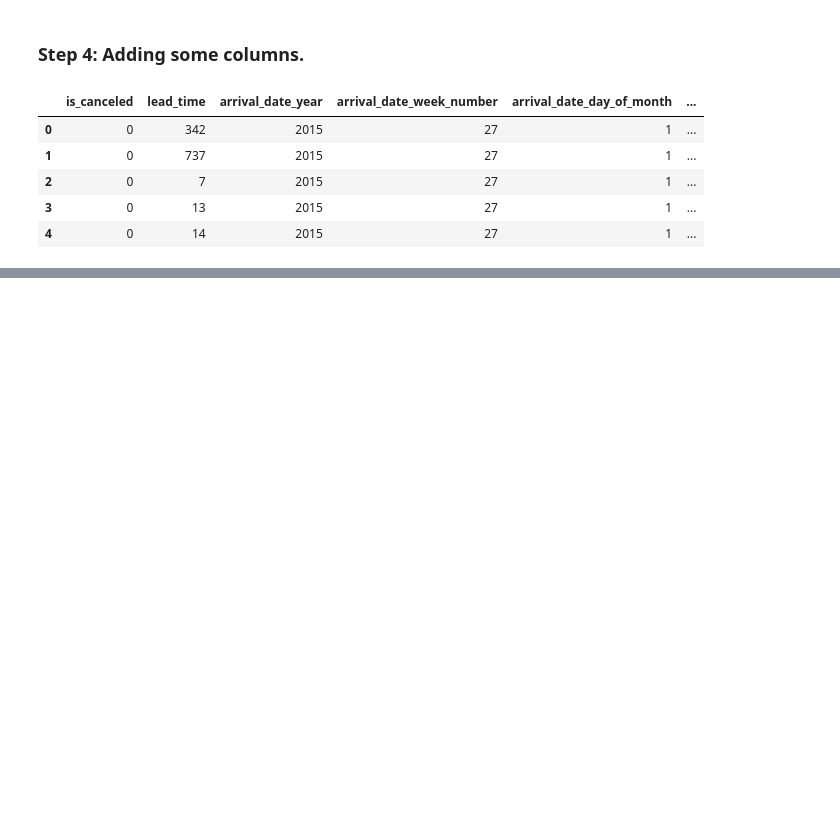
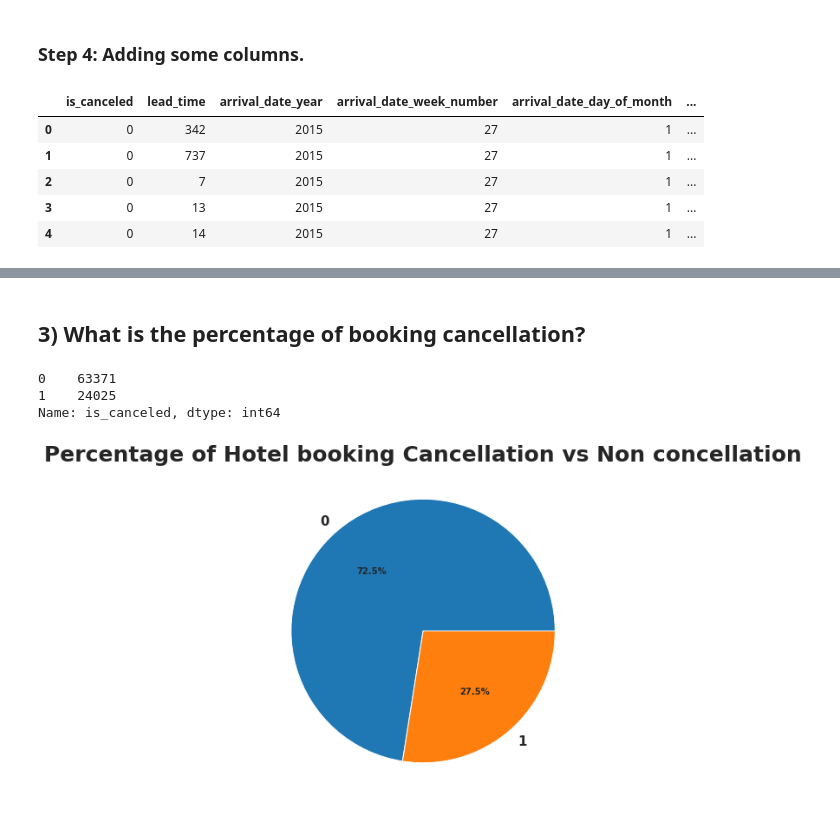
Before and after one commit to SaitejBhimnath/Exploratory-Data-Analysis-Capstone-Project-1, a Jupyter notebook: Hotel_Bookings_Analysis_Capstone_Project_1.ipynb, the cells around one changed output, grey strips where cells are left out. Cells and saved outputs as stored; diff of their text form; code cells hidden in the pictures; blank space fills up the shorter version.

```diff
--- a/Hotel_Bookings_Analysis_Capstone_Project_1.ipynb
+++ b/Hotel_Bookings_Analysis_Capstone_Project_1.ipynb
@@ -314,0 +439,16 @@ numerical_df.head()
+# %% [markdown]
+## 3) What is the percentage of booking cancellation?
+# %%
+#check how many bookings were cancelled
+df['is_canceled'].value_counts()
+# %% [output]
+0    63371
+1    24025
+Name: is_canceled, dtype: int64
+# %%
+#visualize cancellation rate
+plt.figure(figsize=(7,7))
+plt.pie(df['is_canceled'].value_counts(),labels=df['is_canceled'].value_counts().keys(),autopct = '%0.1f%%')
+plt.title('Percentage of Hotel booking Cancellation vs Non concellation');
+# %% [output]
+[figure, added]
```
Also changed, not shown: parts of 28 cells of this notebook.
